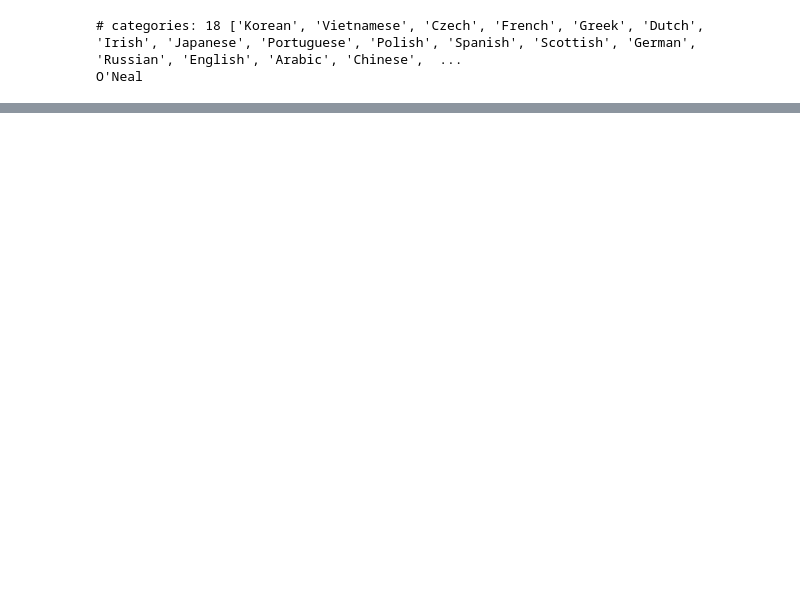
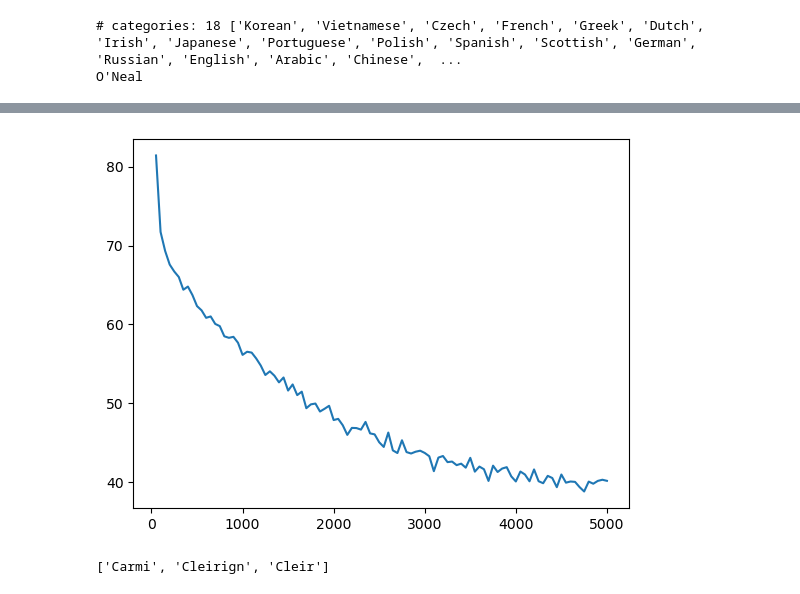
Before and after one commit to cjc77/pytorch-self-study, a Jupyter notebook: notebooks_seq/character_gen_rnn.ipynb, the cells around one changed output, grey strips where cells are left out. Drawn from its saved outputs; the diff is of its cells as text; code cells hidden in the pictures; blank space fills up the shorter version.

```diff
--- a/notebooks_seq/character_gen_rnn.ipynb
+++ b/notebooks_seq/character_gen_rnn.ipynb
@@ -126,0 +223,11 @@ tensor([[0., 0., 0., 0., 0., 0., 0., 1., 0., 0., 0., 0., 0., 0., 0., 0., 0., 0.]
+# %%
+batch_size = 32
+n_epochs = 5000
+print_every = 100
+plot_every = print_every // 2
+## Train on 1 line at a time, so GPU is slower
+# device = torch.device("cuda:0" if torch.cuda.is_available() else "cpu")
+device = "cpu"
+# %%
+model.to(device)
+losses = train()
@@ -126,0 +252,5 @@ tensor([[0., 0., 0., 0., 0., 0., 0., 1., 0., 0., 0., 0., 0., 0., 0., 0., 0., 0.]
+# %%
+sns.lineplot(x=np.arange(plot_every, n_epochs + 1, plot_every), y=losses)
+plt.show()
+# %% [output]
+[figure, added]
@@ -126,0 +291,4 @@ tensor([[0., 0., 0., 0., 0., 0., 0., 1., 0., 0., 0., 0., 0., 0., 0., 0., 0., 0.]
+# %%
+samples(model, "Irish", "CCC", k=3)
+# %% [output]
+['Carmi', 'Cleirign', 'Cleir']
```
Also changed, not shown: parts of 12 cells of this notebook, 1 other file.
